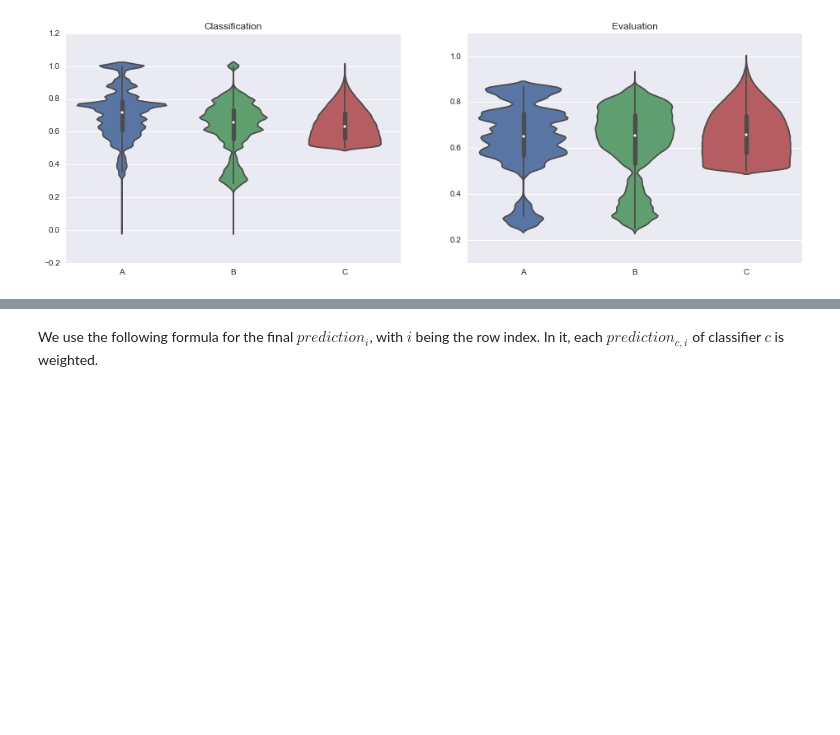
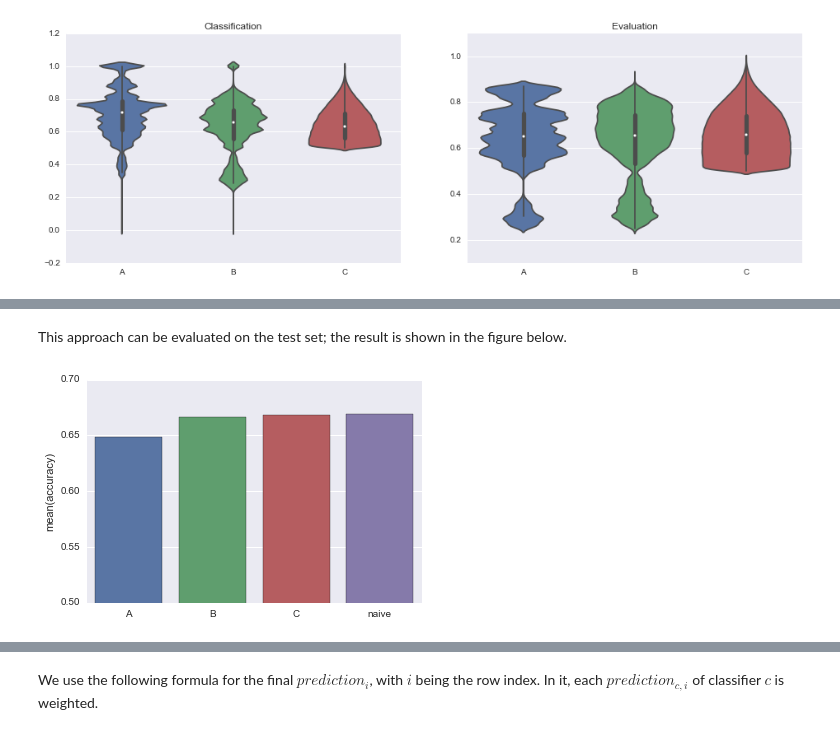
Before and after one commit to busfahren/dmc-results, a Jupyter notebook: merge.ipynb, the cells around one changed output, grey strips where cells are left out. Saved outputs shown, nothing was run; the diff lists cells and outputs as text; code cells hidden in the pictures; blank space fills up the shorter version.

Commit message:
Add naive majority vote and evaluation

```diff
--- a/merge.ipynb
+++ b/merge.ipynb
@@ -54,0 +66,14 @@ confidence_plot(class_imputed, test_imputed)
+# %%
+class_naive = merge.naive_majority_vote(class_imputed)
+test_naive = merge.naive_majority_vote(test_imputed)
+# %% [markdown]
+This approach can be evaluated on the test set; the result is shown in the figure below.
+# %%
+# Calculate mean accuracies
+naive_mean_accuracies = evaluate.mean_accuracies(test_naive)
+
+# Barplot
+ax = sns.barplot(x=mean_accuracies.index, y=naive_mean_accuracies['accuracy'])
+lim = ax.set_ylim([0.5, 0.7])
+# %% [output]
+[figure, added]
```
Also changed, not shown: parts of 22 cells of this notebook, 3 other files.
